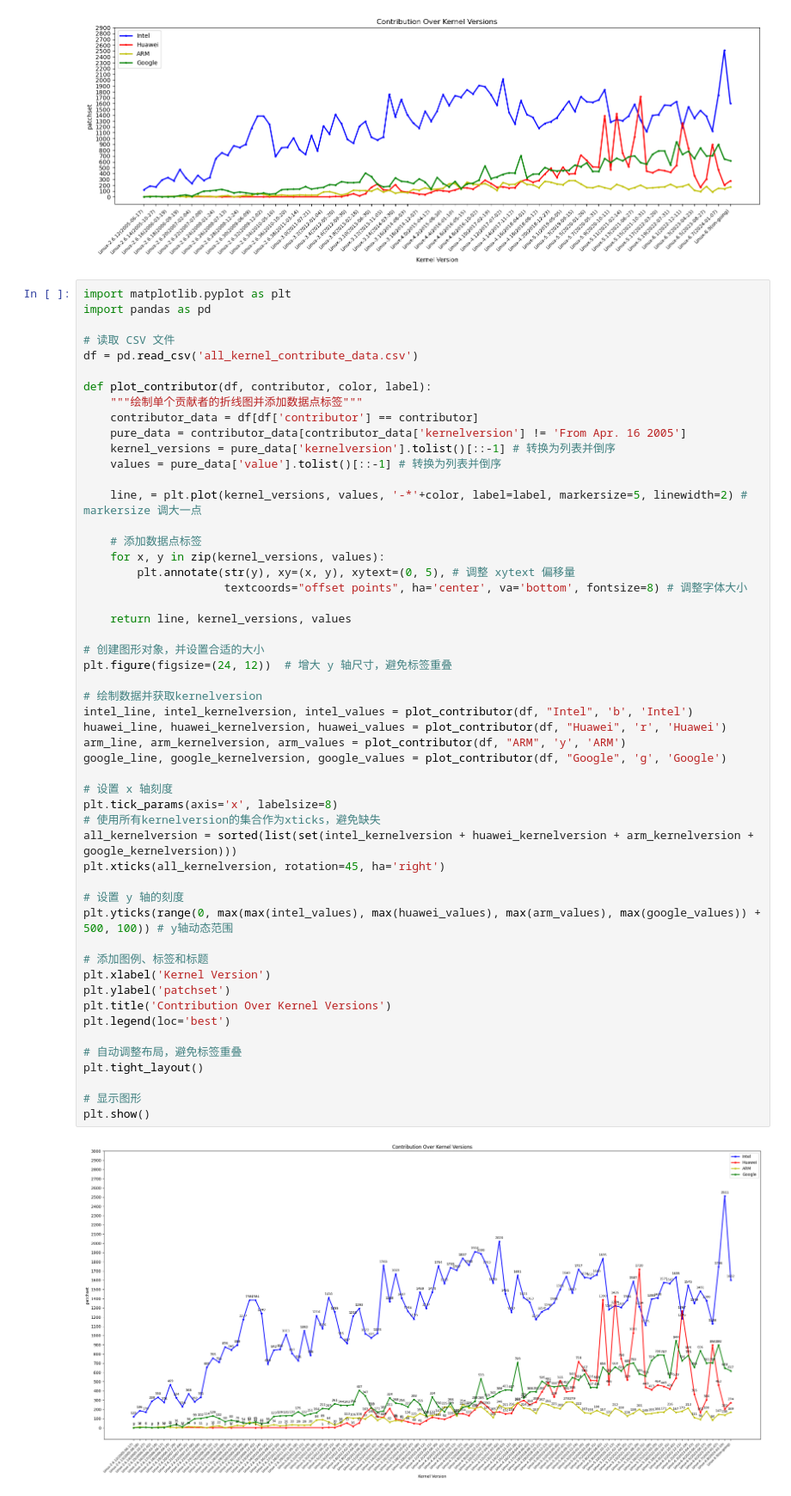
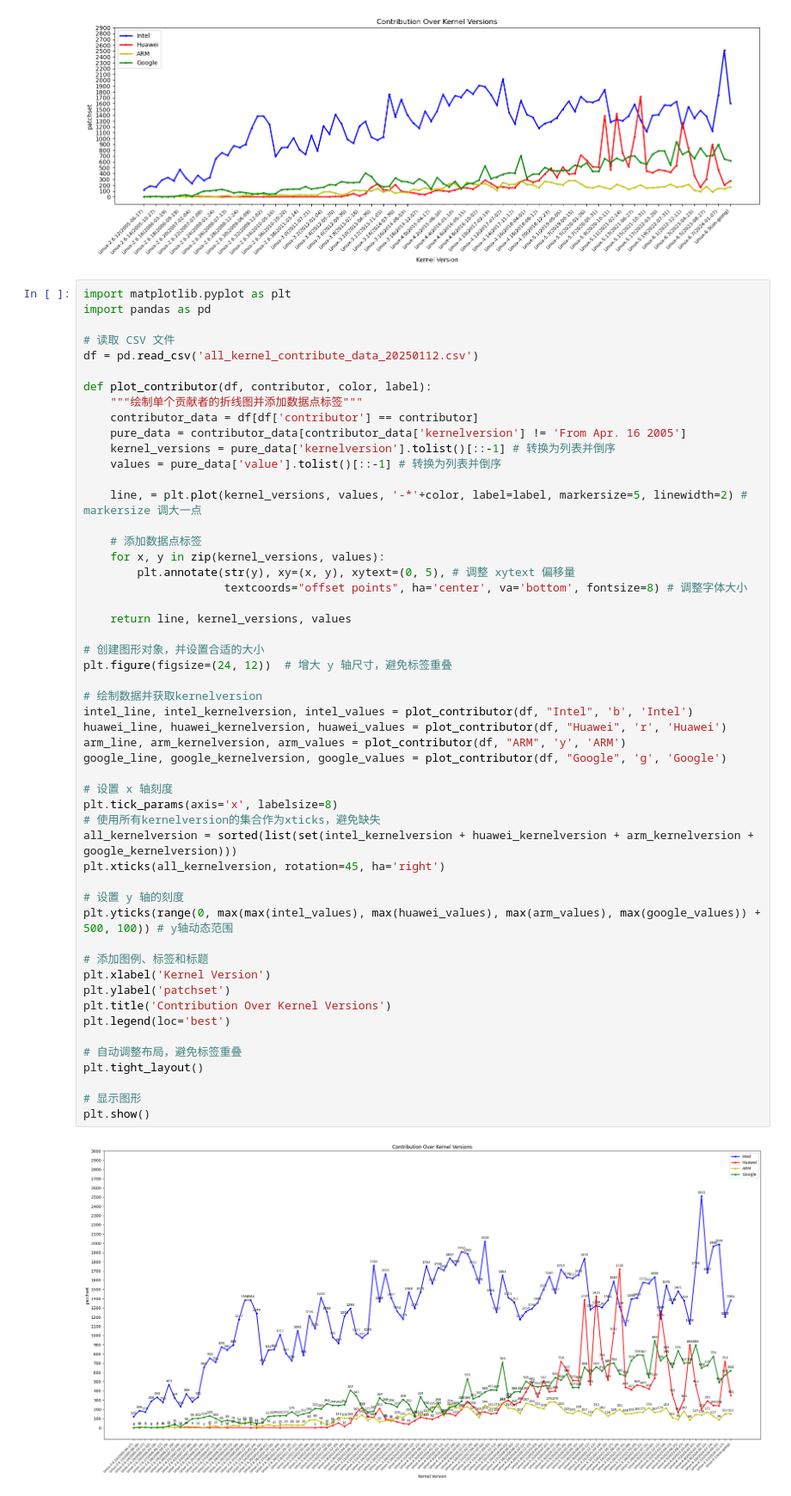
Before and after one commit to izhouliren/helloworld, a Jupyter notebook: chatgpt.ipynb, the cells around one changed output. Shown: that part at 86% size. Drawn from its saved outputs; the diff is of its cells as text.

```diff
--- a/chatgpt.ipynb
+++ b/chatgpt.ipynb
@@ -86,7 +86,7 @@ import matplotlib.pyplot as plt
 import pandas as pd
 
 # 读取 CSV 文件
-df = pd.read_csv('all_kernel_contribute_data.csv')
+df = pd.read_csv('all_kernel_contribute_data_20250112.csv')
 
 def plot_contributor(df, contributor, color, label):
     """绘制单个贡献者的折线图并添加数据点标签"""
@@ -107,31 +107,31 @@ def plot_contributor(df, contributor, color, label):
 # 创建图形对象，并设置合适的大小
 plt.figure(figsize=(24, 12))  # 增大 y 轴尺寸，避免标签重叠
 
 # 绘制数据并获取kernelversion
 intel_line, intel_kernelversion, intel_values = plot_contributor(df, "Intel", 'b', 'Intel')
 huawei_line, huawei_kernelversion, huawei_values = plot_contributor(df, "Huawei", 'r', 'Huawei')
 arm_line, arm_kernelversion, arm_values = plot_contributor(df, "ARM", 'y', 'ARM')
 google_line, google_kernelversion, google_values = plot_contributor(df, "Google", 'g', 'Google')
 
 # 设置 x 轴刻度
 plt.tick_params(axis='x', labelsize=8)
 # 使用所有kernelversion的集合作为xticks，避免缺失
 all_kernelversion = sorted(list(set(intel_kernelversion + huawei_kernelversion + arm_kernelversion + google_kernelversion)))
 plt.xticks(all_kernelversion, rotation=45, ha='right')
 
 # 设置 y 轴的刻度
 plt.yticks(range(0, max(max(intel_values), max(huawei_values), max(arm_values), max(google_values)) + 500, 100)) # y轴动态范围
 
 # 添加图例、标签和标题
 plt.xlabel('Kernel Version')
 plt.ylabel('patchset')
 plt.title('Contribution Over Kernel Versions')
 plt.legend(loc='best')
 
 # 自动调整布局，避免标签重叠
 plt.tight_layout()
 
 # 显示图形
 plt.show()
 # %% [output]
-[figure, old version]
+[figure, new version]
```
Also changed, not shown: 2 other files.
